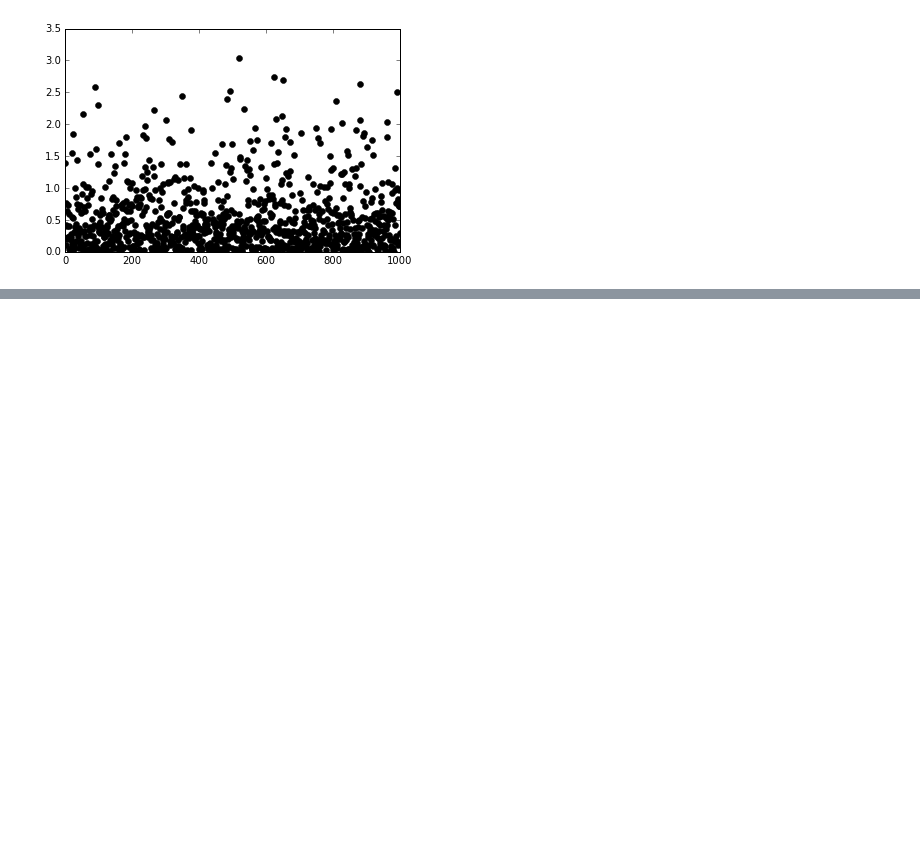
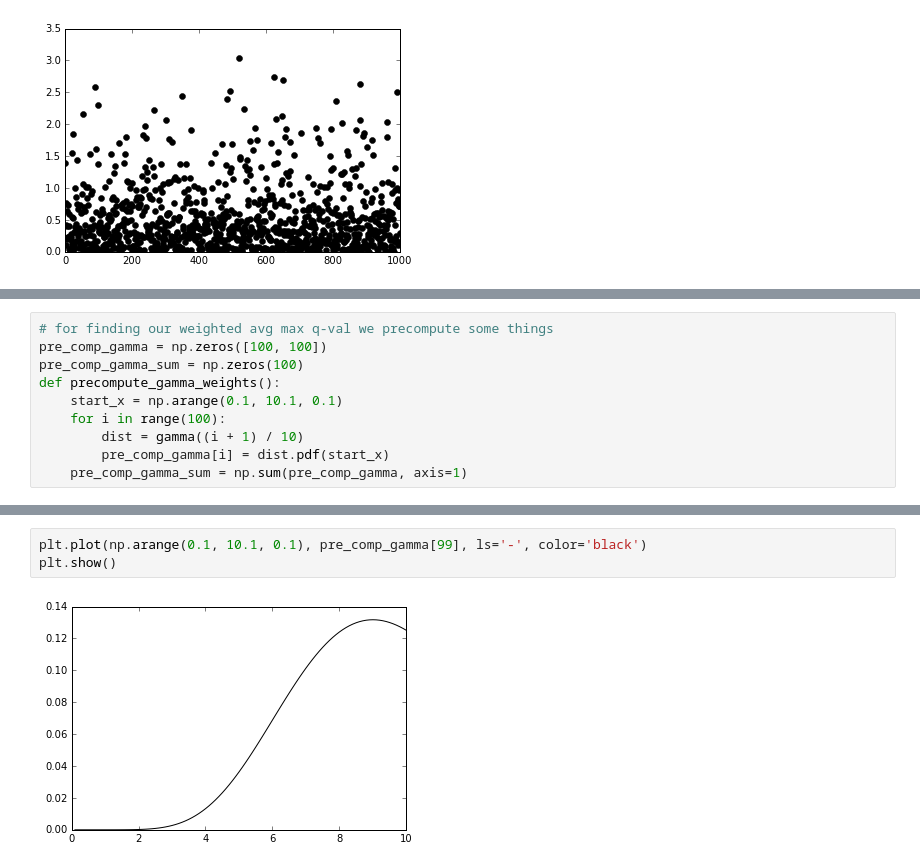
Before and after one commit to pussinboot/tAIko, a Jupyter notebook: notebooks/learning.ipynb, the cells around one changed output, grey strips where cells are left out. Cells and saved outputs as stored; diff of their text form; blank space fills up the shorter version.

Commit message:
cool, i figured out some learning stuff

```diff
--- a/notebooks/learning.ipynb
+++ b/notebooks/learning.ipynb
@@ -74,0 +76,10 @@ try new action
+# %%
+# for finding our weighted avg max q-val we precompute some things
+pre_comp_gamma = np.zeros([100, 100])
+pre_comp_gamma_sum = np.zeros(100)
+def precompute_gamma_weights():
+    start_x = np.arange(0.1, 10.1, 0.1)
+    for i in range(100):
+        dist = gamma((i + 1) / 10)
+        pre_comp_gamma[i] = dist.pdf(start_x)
+    pre_comp_gamma_sum = np.sum(pre_comp_gamma, axis=1)
@@ -74,0 +107,5 @@ try new action
+# %%
+plt.plot(np.arange(0.1, 10.1, 0.1), pre_comp_gamma[99], ls='-', color='black')
+plt.show()
+# %% [output]
+[figure, added]
```
Also changed, not shown: parts of 8 cells of this notebook.
